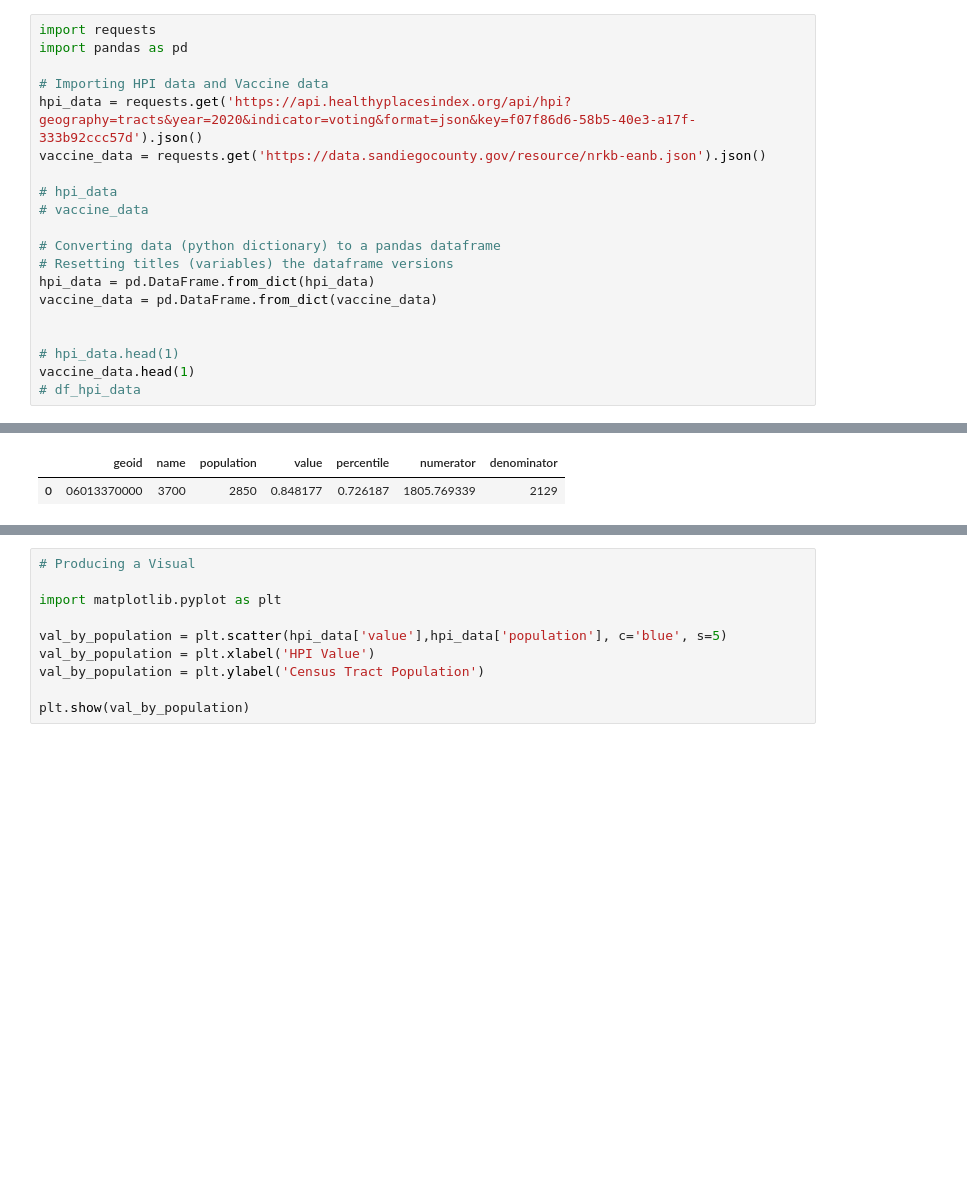
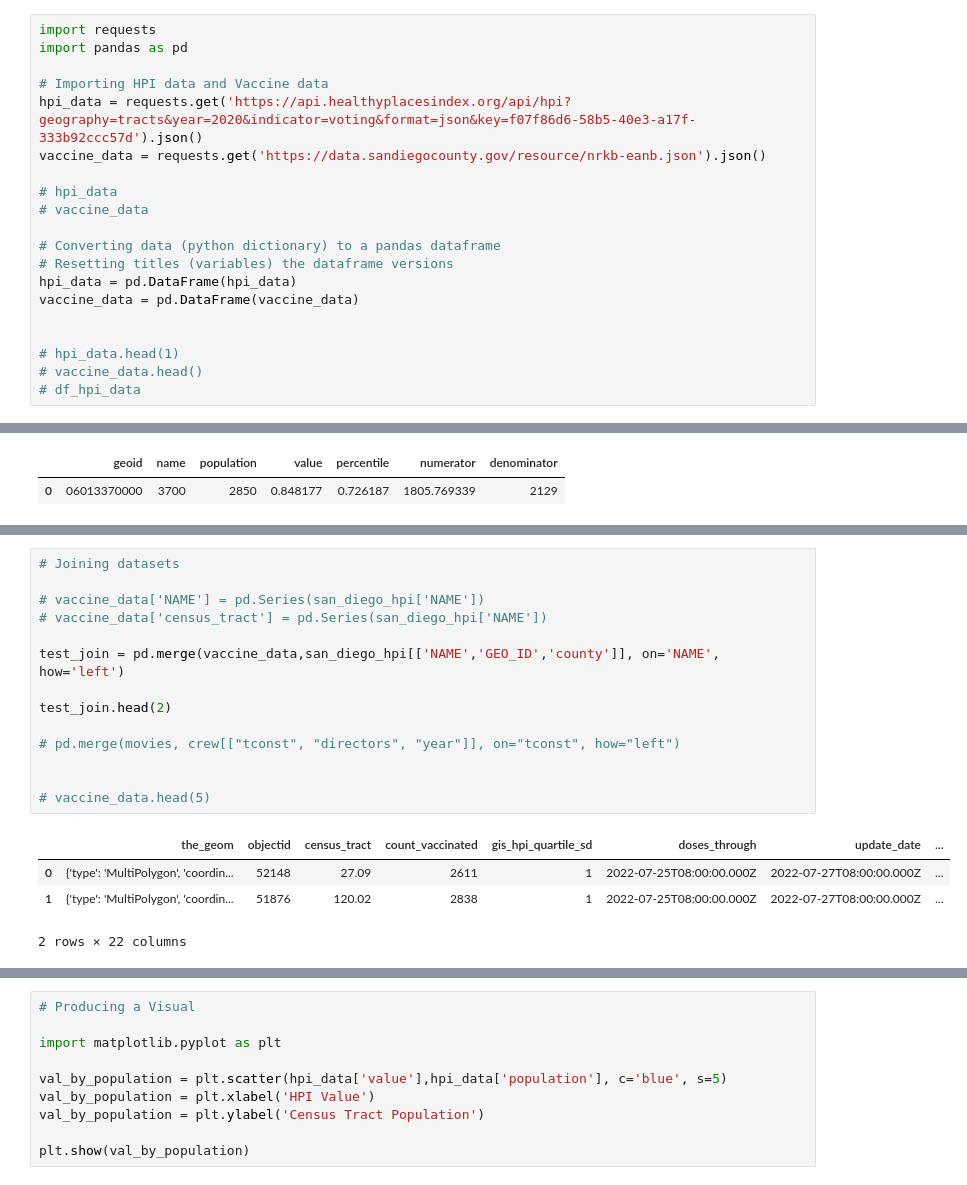
Before and after one commit to kacastel/DSCI-510-Final-Project, a Jupyter notebook: 510fpplay.ipynb, the cells around one changed output, grey strips where cells are left out. Cells and saved outputs as stored; diff of their text form; blank space fills up the shorter version.

```diff
--- a/510fpplay.ipynb
+++ b/510fpplay.ipynb
@@ -11,10 +11,10 @@ vaccine_data = requests.get('https://data.sandiegocounty.gov/resource/nrkb-eanb.
 
 # Converting data (python dictionary) to a pandas dataframe
 # Resetting titles (variables) the dataframe versions
-hpi_data = pd.DataFrame.from_dict(hpi_data)
-vaccine_data = pd.DataFrame.from_dict(vaccine_data)
+hpi_data = pd.DataFrame(hpi_data)
+vaccine_data = pd.DataFrame(vaccine_data)
 
 
 # hpi_data.head(1)
-vaccine_data.head(1)
+# vaccine_data.head()
 # df_hpi_data
@@ -70,3 +71,22 @@ See the caveats in the documentation: https://pandas.pydata.org/pandas-docs/stab
+# %%
+# Joining datasets
+
+# vaccine_data['NAME'] = pd.Series(san_diego_hpi['NAME'])
+# vaccine_data['census_tract'] = pd.Series(san_diego_hpi['NAME'])
+
+test_join = pd.merge(vaccine_data,san_diego_hpi[['NAME','GEO_ID','county']], on='NAME', how='left')
+
+test_join.head(2)
+
+# pd.merge(movies, crew[["tconst", "directors", "year"]], on="tconst", how="left")
+
+
+# vaccine_data.head(5)
+# %% [output]
+|  | the_geom | objectid | census_tract | count_vaccinated | gis_hpi_quartile_sd | doses_through | update_date | ... |
+| 0 | {'type': 'MultiPolygon', 'coordin... | 52148 | 27.09 | 2611 | 1 | 2022-07-25T08:00:00.000Z | 2022-07-27T08:00:00.000Z | ... |
+| 1 | {'type': 'MultiPolygon', 'coordin... | 51876 | 120.02 | 2838 | 1 | 2022-07-25T08:00:00.000Z | 2022-07-27T08:00:00.000Z | ... |
+2 rows × 22 columns
 # %%
 # Writing to CSV files for all three datasets
 
```
Also changed, not shown: parts of 5 cells of this notebook.
